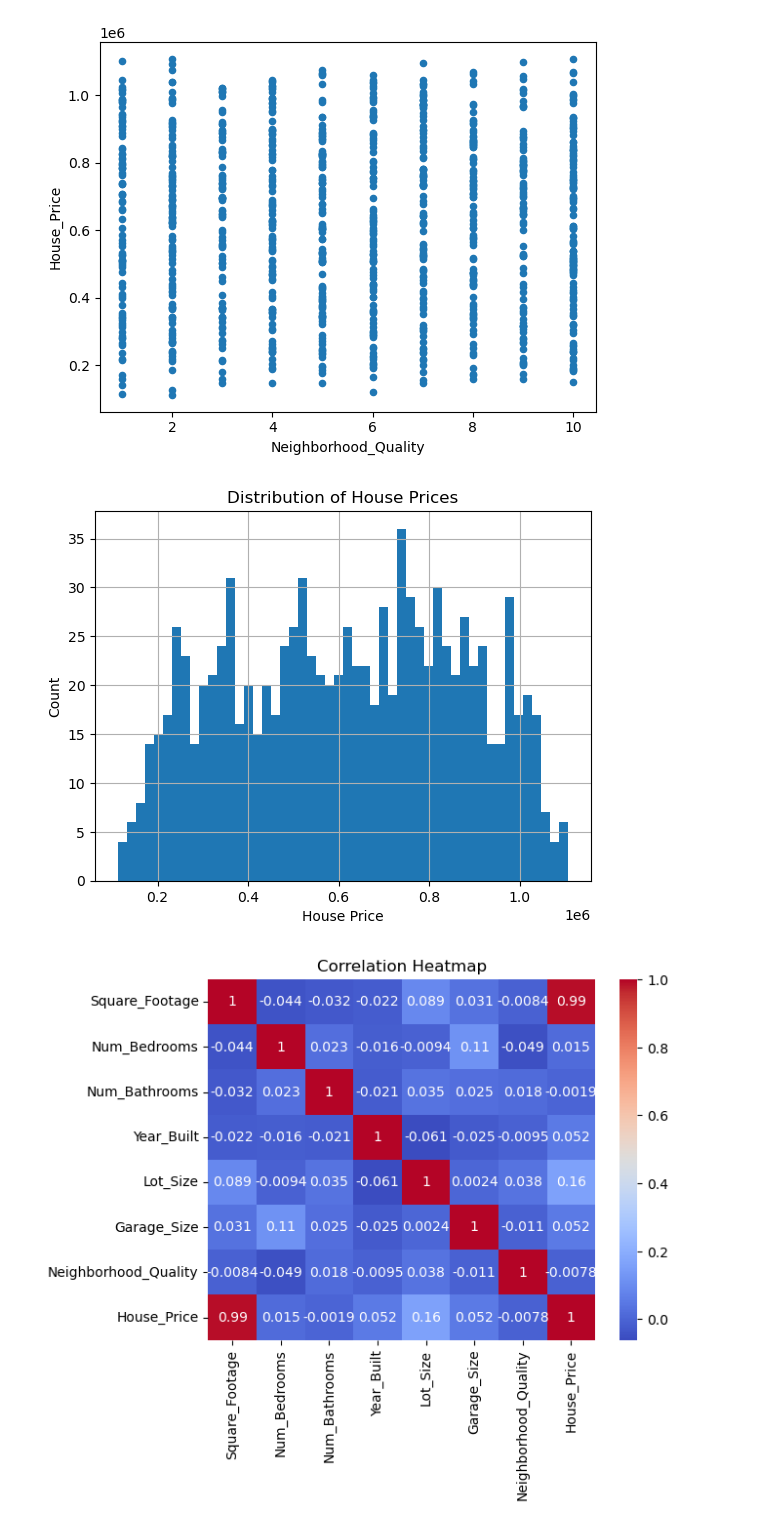
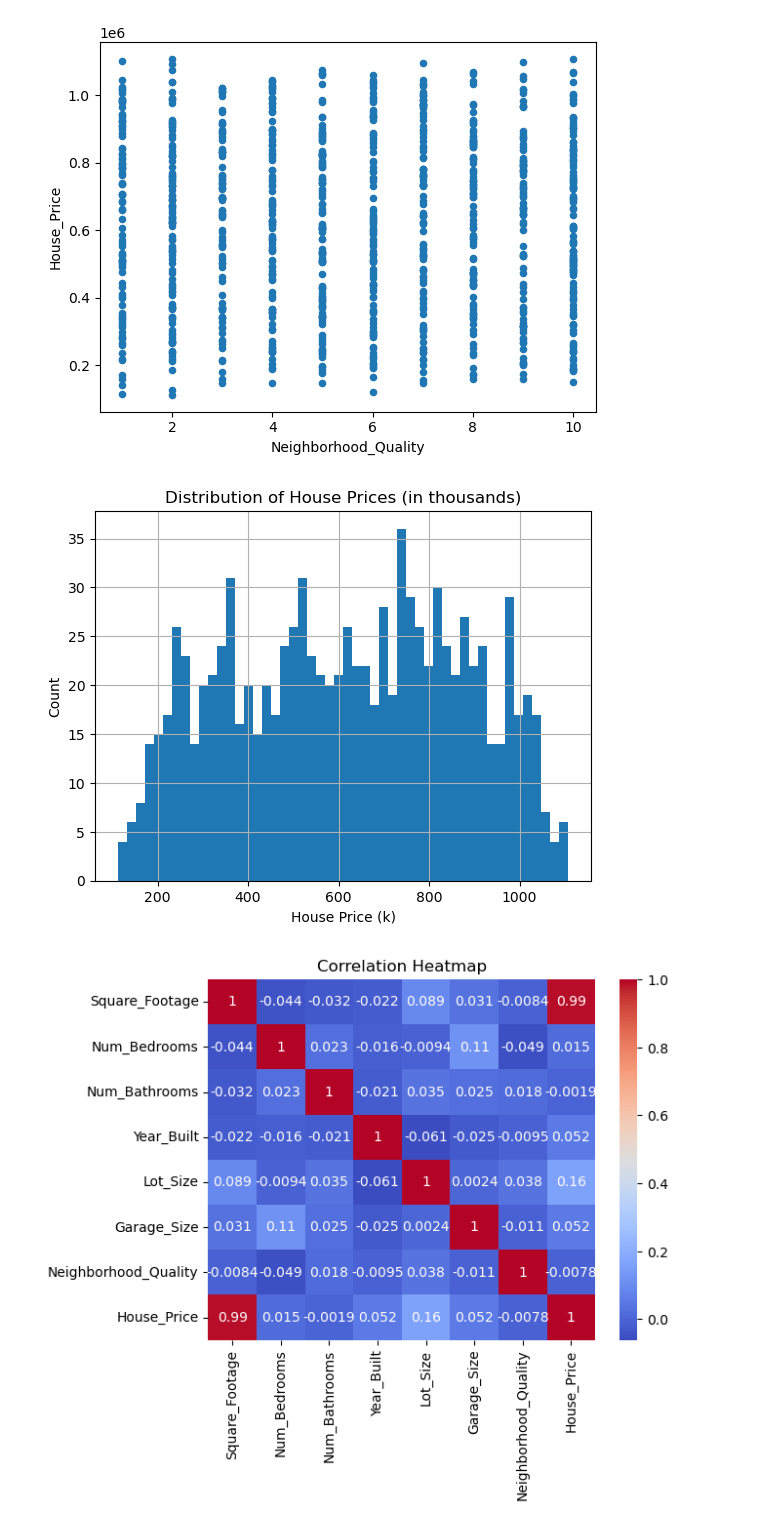
Before and after one commit to oliviastefany/regression-house, a Jupyter notebook: Project_Based_Learning_Case_03.ipynb, the cells around one changed output. Saved outputs shown, nothing was run; the diff lists cells and outputs as text; code cells hidden in the pictures.

```diff
--- a/Project_Based_Learning_Case_03.ipynb
+++ b/Project_Based_Learning_Case_03.ipynb
@@ -125,13 +125,17 @@ house.plot(x='Neighborhood_Quality', y='House_Price', kind='scatter')
 [figure]
 # %%
 # House Price Distribution
-house['House_Price'].hist(bins=50)
-plt.title('Distribution of House Prices')
-plt.xlabel('House Price')
+house['House_Price_k'] = house['House_Price'] / 1000  # prices in thousands
+house['House_Price_k'].hist(bins=50)
+print('median:', x.median())
+print('mean:', x.mean())
+print('std:', x.std())
+plt.title('Distribution of House Prices (in thousands)')
+plt.xlabel('House Price (k)')
 plt.ylabel('Count')
 plt.show()
 # %% [output]
-[figure, old version]
+[figure, new version]
 # %%
 # Heatmap
 corr = house.corr()
```
Also changed, not shown: parts of 4 cells of this notebook.
